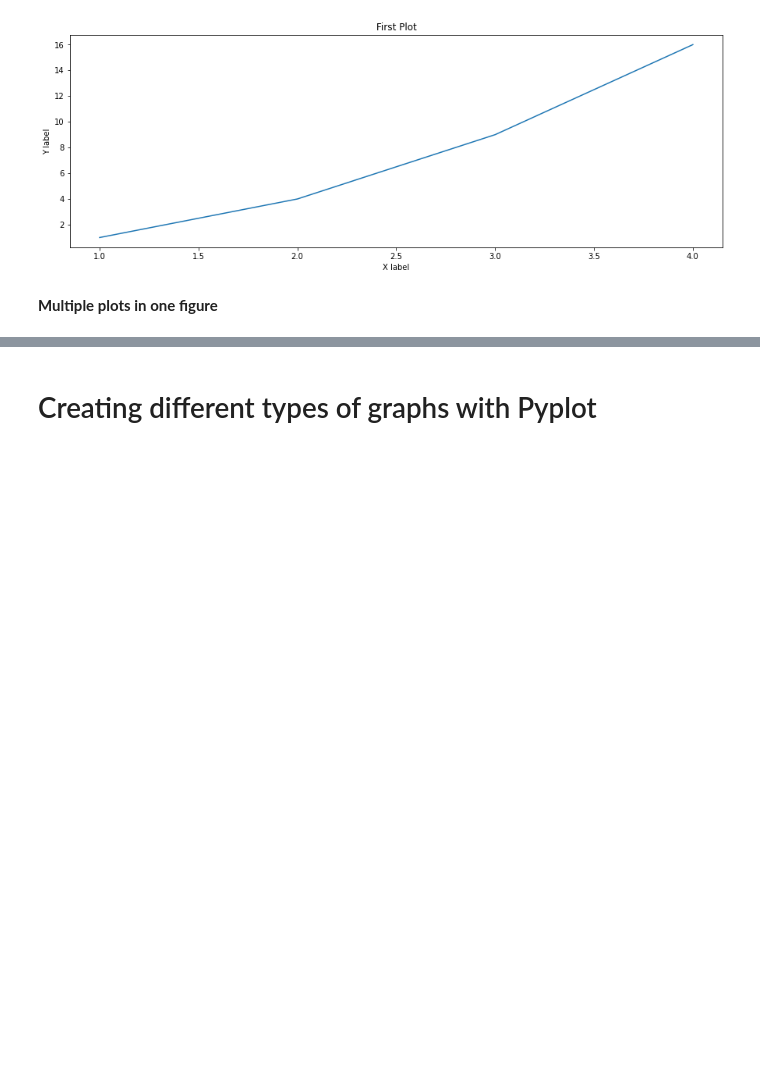
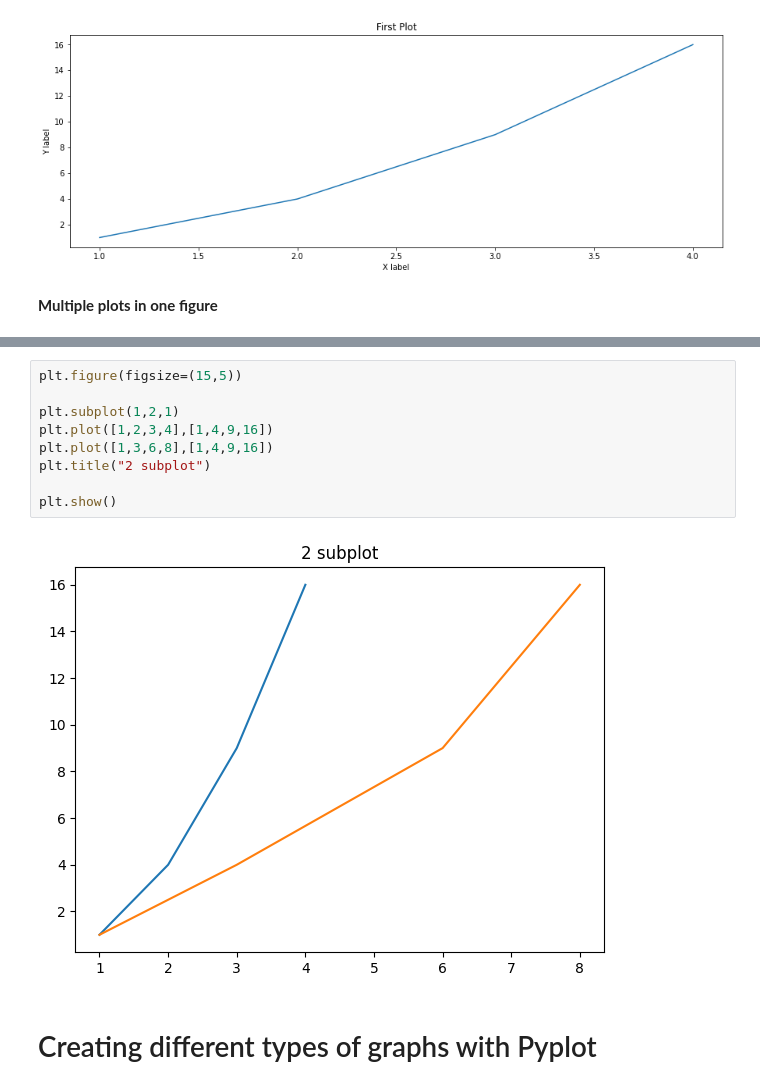
Before and after one commit to CIA66/23001042-15-ACIA-project-gold, a Jupyter notebook: CH3/CH3TP2_matplotlib.ipynb, the cells around one changed output, grey strips where cells are left out. Saved outputs shown, nothing was run; the diff lists cells and outputs as text; blank space fills up the shorter version.

```diff
--- a/CH3/CH3TP2_matplotlib.ipynb
+++ b/CH3/CH3TP2_matplotlib.ipynb
@@ -69,3 +69,14 @@ plt.show()
+# %%
+plt.figure(figsize=(15,5))
+
+plt.subplot(1,2,1)
+plt.plot([1,2,3,4],[1,4,9,16])
+plt.plot([1,3,6,8],[1,4,9,16])
+plt.title("2 subplot")
+
+plt.show()
+# %% [output]
+[figure, added]
 # %% [markdown]
 # Creating different types of graphs with Pyplot
 # %% [markdown]
```
Also changed, not shown: parts of 1 cell of this notebook, 1 other file.
